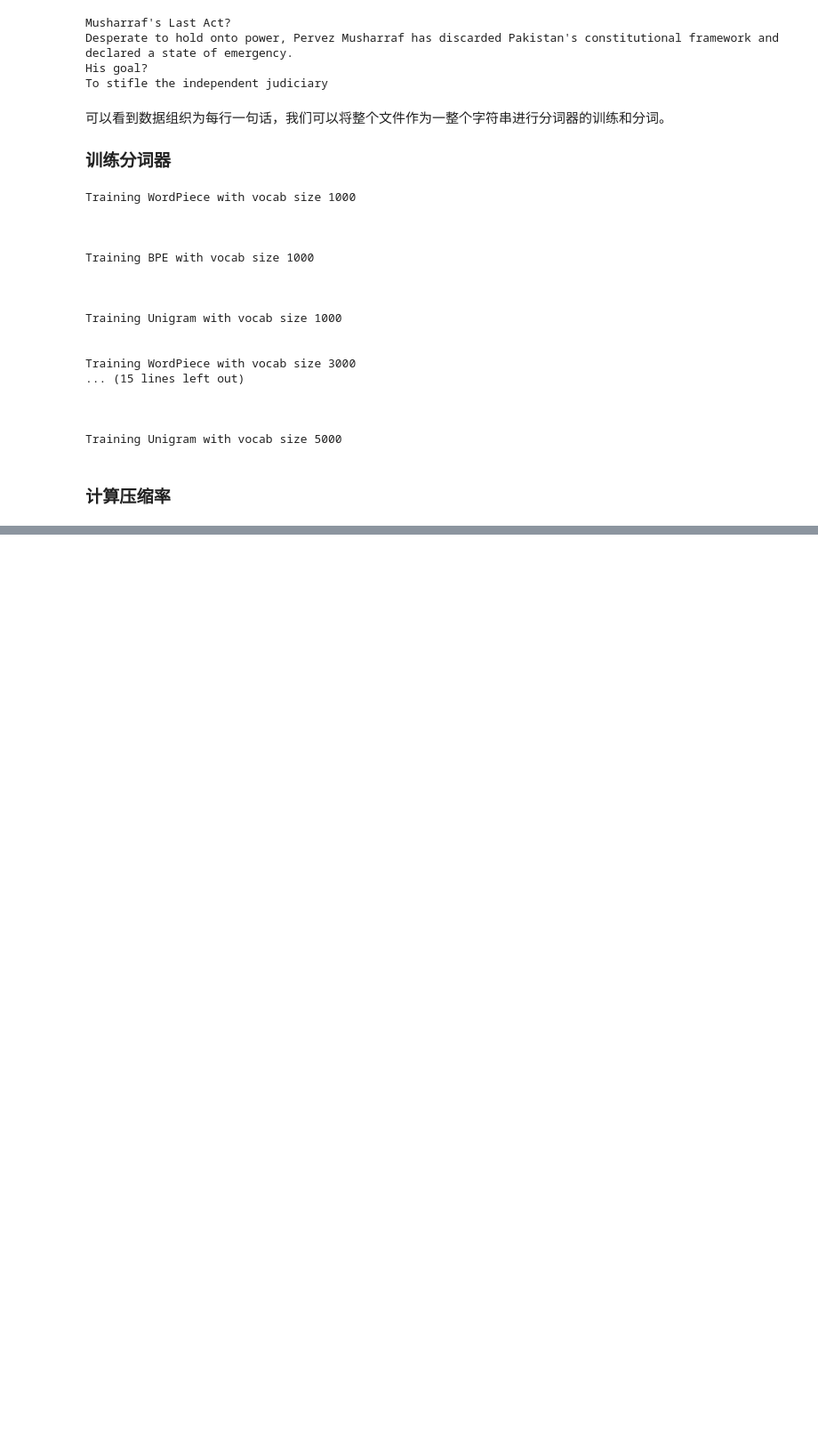
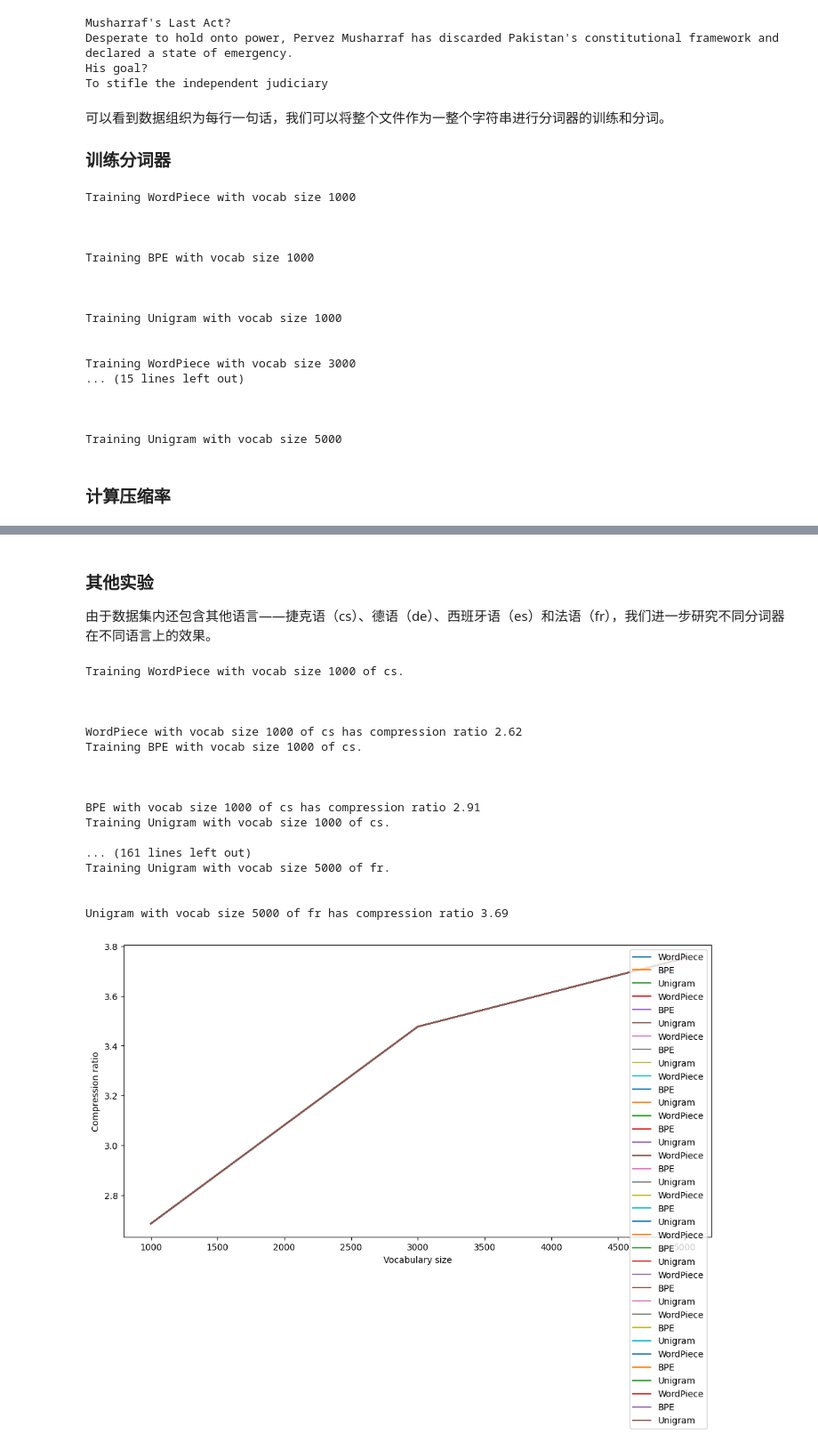
Before and after one commit to SunnyYYLin/token-scratch, a Jupyter notebook: subword.ipynb, the cells around one changed output, grey strips where cells are left out. Shown at 89% size. Saved outputs shown, nothing was run; the diff lists cells and outputs as text; code cells hidden in the pictures; blank space fills up the shorter version.

```diff
--- a/subword.ipynb
+++ b/subword.ipynb
@@ -89,0 +108,49 @@ Unigram-5000.json: 3.75
+# %% [markdown]
+### 其他实验
+由于数据集内还包含其他语言——捷克语（cs）、德语（de）、西班牙语（es）和法语（fr），我们进一步研究不同分词器在不同语言上的效果。
+# %%
+LANGUAGES = ['cs', 'de', 'en', 'es', 'fr']
+
+fig, ax = plt.subplots(figsize=(12, 6))
+for lang, vocab_size, (model, trainer) in product(LANGUAGES, VOCAB_SIZE, zip(models, trainers)):
+    with open(DATA_DIR / f'{DATASET_NAME}.{lang}') as f:
+        text = f.read()
+    file_name = NAME_TEMPLATE.format(lang=lang, model=model.__name__, vocab_size=vocab_size)
+    tokenizer_path = TOKENIZER_DIR / file_name
+    if tokenizer_path.exists():
+        print(f"Skipping {model.__name__} with vocab size {vocab_size} of {lang}.")
+        continue
+    print(f"Training {model.__name__} with vocab size {vocab_size} of {lang}.")
+    tokenizer = Tokenizer(model())
+    tokenizer.pre_tokenizer = Whitespace()
+    trainer = trainer(vocab_size=vocab_size, special_tokens=["[UNK]"])
+    tokenizer.train([str(DATA_DIR / f'{DATASET_NAME}.{lang}')], trainer)
+    tokenizer.save(tokenizer_path.as_posix())
+    ratio = compute_compression_ratio(text, tokenizer)
+
+    print(f"{model.__name__} with vocab size {vocab_size} of {lang} has compression ratio {ratio:.2f}")
+    ax.plot(VOCAB_SIZE, ratios, label=model.__name__)
+
+ax.set_xlabel("Vocabulary size")
+ax.set_ylabel("Compression ratio")
+ax.legend()
+plt.show()
+# %% [output]
+Training WordPiece with vocab size 1000 of cs.
+
+
+
+WordPiece with vocab size 1000 of cs has compression ratio 2.62
+Training BPE with vocab size 1000 of cs.
+
+
+
+BPE with vocab size 1000 of cs has compression ratio 2.91
+Training Unigram with vocab size 1000 of cs.
+
+... (161 lines left out)
+Training Unigram with vocab size 5000 of fr.
+
+
+Unigram with vocab size 5000 of fr has compression ratio 3.69
+[figure, added]
```
Also changed, not shown: parts of 2 cells of this notebook, 8 other files.
